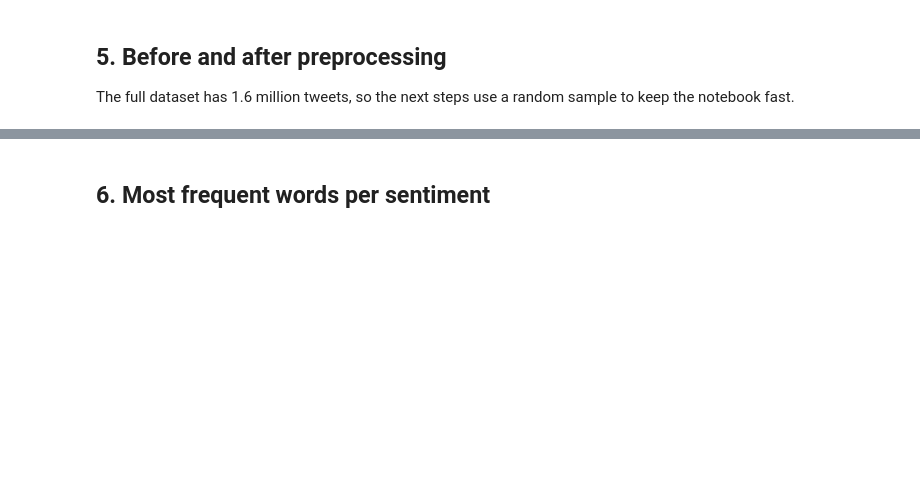
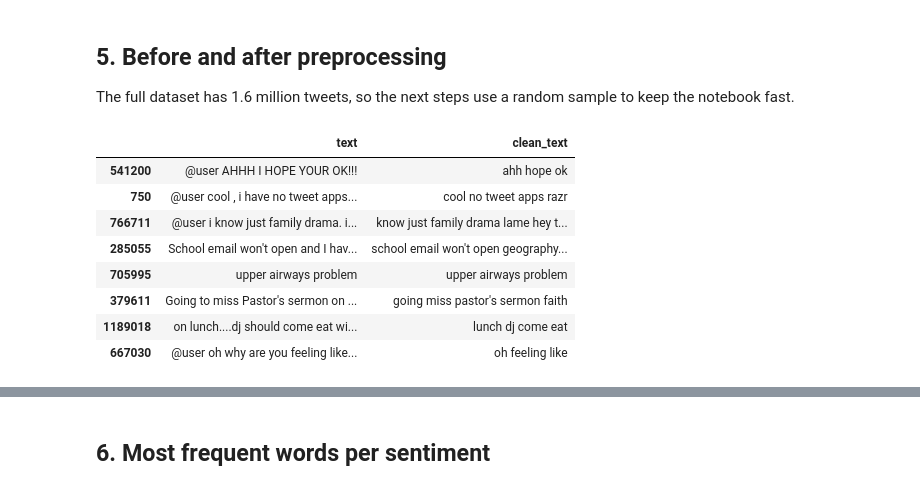
Before and after one commit to smacedo7/twitter-sentiment-analysis-nlp, a Jupyter notebook: notebooks/sentiment_analysis.ipynb, the cells around one changed output, grey strips where cells are left out. Cells and saved outputs as stored; diff of their text form; code cells hidden in the pictures; blank space fills up the shorter version.

```diff
--- a/notebooks/sentiment_analysis.ipynb
+++ b/notebooks/sentiment_analysis.ipynb
@@ -86,8 +133,18 @@ The full dataset has 1.6 million tweets, so the next steps use a random sample t
 # %%
 sample = df.sample(n=min(50_000, len(df)), random_state=RANDOM_STATE).copy()
 sample["clean_text"] = preprocess_series(sample["text"])
 
-sample[["text", "clean_text"]].head(8)
+sample[["text", "clean_text"]].head(8).assign(text=lambda table: table["text"].map(mask_personal_data))
+# %% [output]
+|  | text | clean_text |
+| 541200 | @user AHHH I HOPE YOUR OK!!! | ahh hope ok |
+| 750 | @user cool , i have no tweet apps... | cool no tweet apps razr |
+| 766711 | @user i know just family drama. i... | know just family drama lame hey t... |
+| 285055 | School email won't open and I hav... | school email won't open geography... |
+| 705995 | upper airways problem | upper airways problem |
+| 379611 | Going to miss Pastor's sermon on ... | going miss pastor's sermon faith |
+| 1189018 | on lunch....dj should come eat wi... | lunch dj come eat |
+| 667030 | @user oh why are you feeling like... | oh feeling like |
 # %%
 empty = (sample["clean_text"] == "").sum()
 print(f"Tweets that became empty after preprocessing: {empty:,} ({empty / len(sample):.2%})")
```
Also changed, not shown: parts of 10 cells of this notebook.
